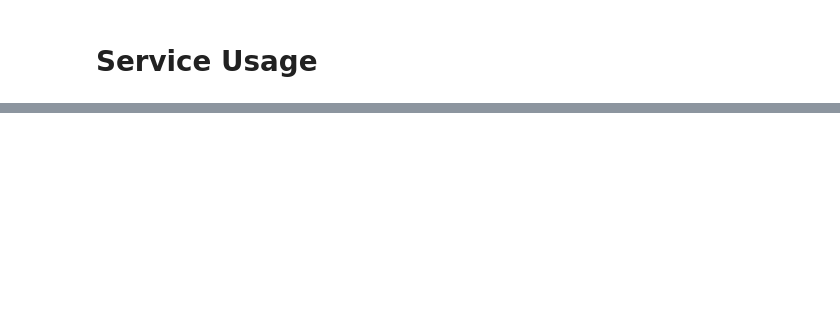
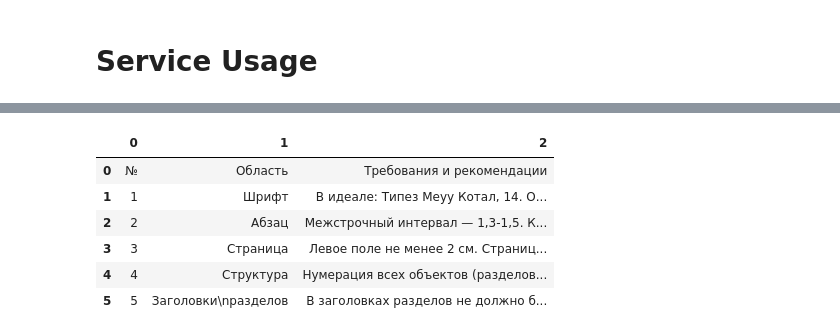
Before and after one commit to diemvs/table-parser, a Jupyter notebook: app/app_usage.ipynb, the cells around one changed output, grey strips where cells are left out. Cells and saved outputs as stored; diff of their text form; code cells hidden in the pictures; blank space fills up the shorter version.

```diff
--- a/app/app_usage.ipynb
+++ b/app/app_usage.ipynb
@@ -108,0 +107,10 @@ pd.DataFrame(data["table"])
+# %%
+pd.DataFrame(results[0])
+# %% [output]
+|  | 0 | 1 | 2 |
+| 0 | № | Область | Требования и рекомендации |
+| 1 | 1 | Шрифт | В идеале: Типез Меуу Котал, 14. О... |
+| 2 | 2 | Абзац | Межстрочный интервал — 1,3-1,5. К... |
+| 3 | 3 | Страница | Левое поле не менее 2 см. Страниц... |
+| 4 | 4 | Структура | Нумерация всех объектов (разделов... |
+| 5 | 5 | Заголовки\nразделов | В заголовках разделов не должно б... |
```
Also changed, not shown: parts of 2 cells of this notebook, 6 other files.
